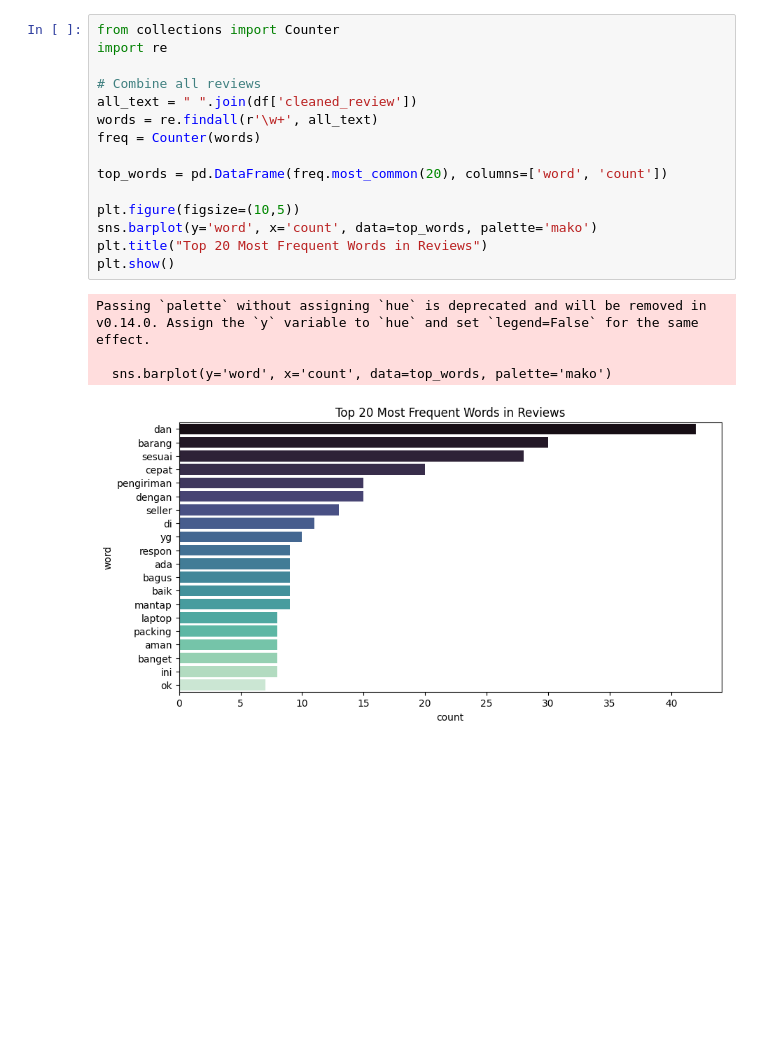
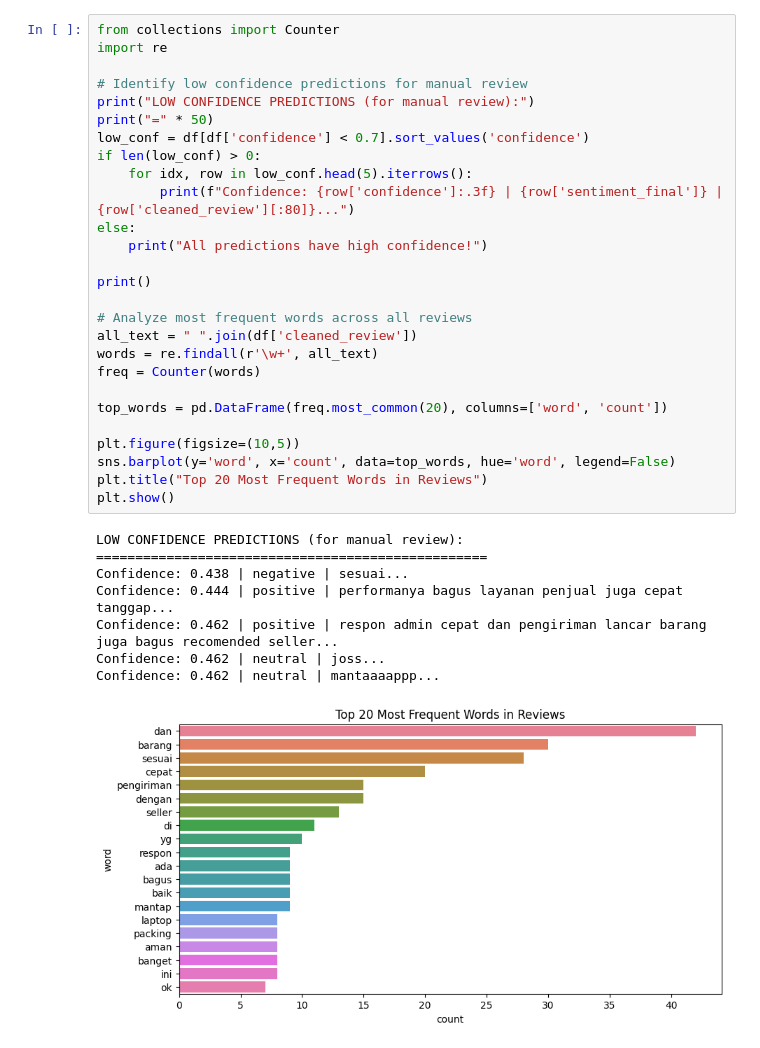
Before and after one commit to SedekahIllahi/data-crawling-streamlit, a Jupyter notebook: notebooks/3_predict_sentiment.ipynb, the cells around one changed output. Drawn from its saved outputs; the diff is of its cells as text; blank space fills up the shorter version.

```diff
--- a/notebooks/3_predict_sentiment.ipynb
+++ b/notebooks/3_predict_sentiment.ipynb
@@ -130,21 +168,37 @@ for sentiment in df['sentiment_nn'].unique():
 # %%
 from collections import Counter
 import re
 
-# Combine all reviews
+# Identify low confidence predictions for manual review
+print("LOW CONFIDENCE PREDICTIONS (for manual review):")
+print("=" * 50)
+low_conf = df[df['confidence'] < 0.7].sort_values('confidence')
+if len(low_conf) > 0:
+    for idx, row in low_conf.head(5).iterrows():
+        print(f"Confidence: {row['confidence']:.3f} | {row['sentiment_final']} | {row['cleaned_review'][:80]}...")
+else:
+    print("All predictions have high confidence!")
+
+print()
+
+# Analyze most frequent words across all reviews
 all_text = " ".join(df['cleaned_review'])
 words = re.findall(r'\w+', all_text)
 freq = Counter(words)
 
 top_words = pd.DataFrame(freq.most_common(20), columns=['word', 'count'])
 
 plt.figure(figsize=(10,5))
-sns.barplot(y='word', x='count', data=top_words, palette='mako')
+sns.barplot(y='word', x='count', data=top_words, hue='word', legend=False)
 plt.title("Top 20 Most Frequent Words in Reviews")
 plt.show()
 # %% [output]
-Passing `palette` without assigning `hue` is deprecated and will be removed in v0.14.0. Assign the `y` variable to `hue` and set `legend=False` for the same effect.
-
-  sns.barplot(y='word', x='count', data=top_words, palette='mako')
+LOW CONFIDENCE PREDICTIONS (for manual review):
+==================================================
+Confidence: 0.438 | negative | sesuai...
+Confidence: 0.444 | positive | performanya bagus layanan penjual juga cepat tanggap...
+Confidence: 0.462 | positive | respon admin cepat dan pengiriman lancar barang juga bagus recomended seller...
+Confidence: 0.462 | neutral | joss...
+Confidence: 0.462 | neutral | mantaaaappp...
-[figure, old version]
+[figure, new version]
 # %%
```
Also changed, not shown: parts of 8 cells of this notebook, 8 other files.
